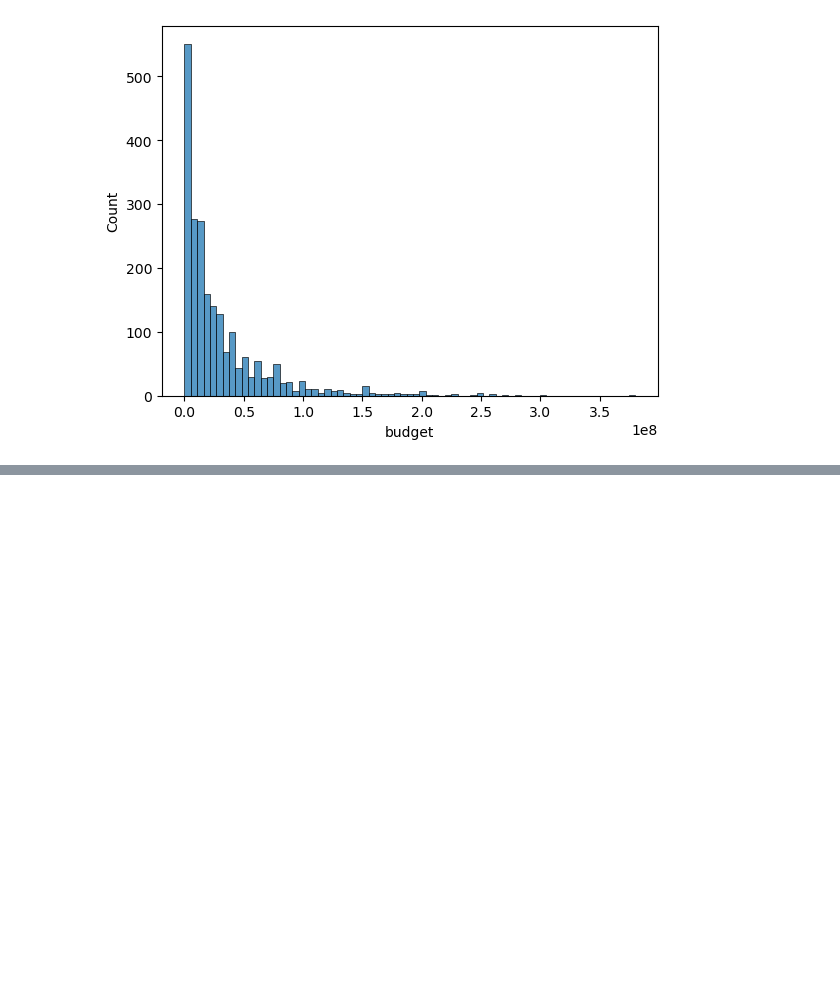
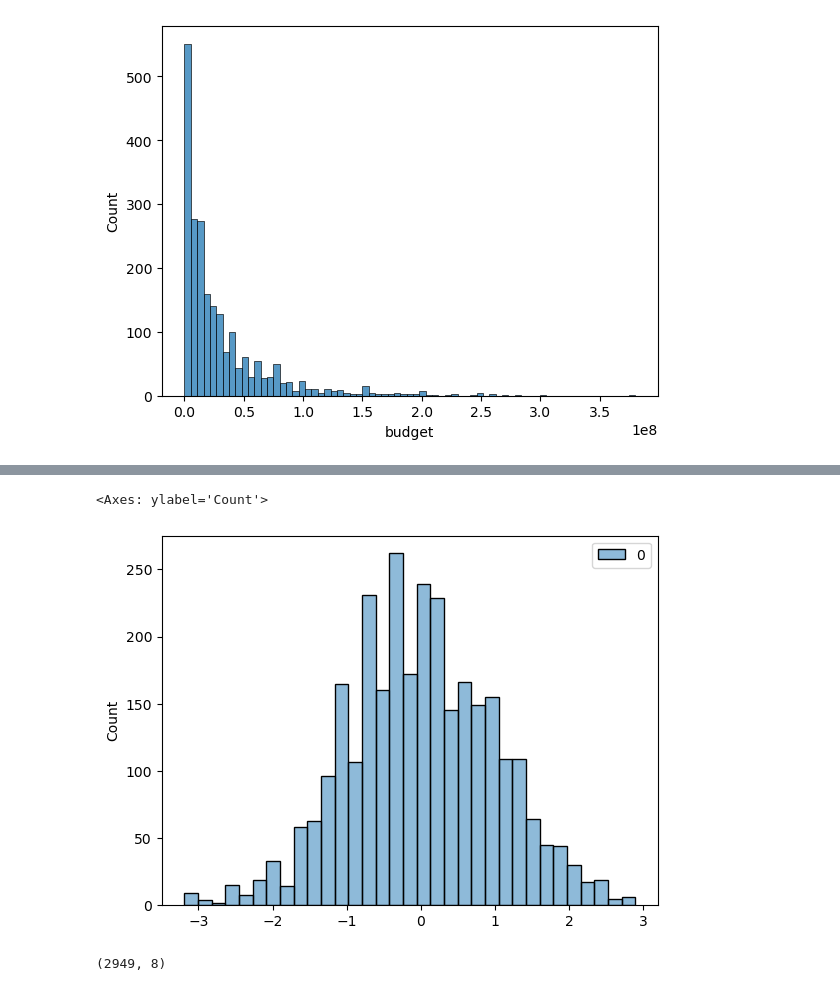
Before and after one commit to abdulvajid1/TMBD-MOVIE-REVENUE-PREDICTION, a Jupyter notebook: notebook.ipynb, the cells around one changed output, grey strips where cells are left out. Cells and saved outputs as stored; diff of their text form; code cells hidden in the pictures; blank space fills up the shorter version.

```diff
--- a/notebook.ipynb
+++ b/notebook.ipynb
@@ -329,0 +473,9 @@ final_df = final_df[['budget', 'popularity', 'runtime', 'standalone_movie',
+# %%
+sns.histplot(pt.fit_transform(final_df[['runtime']]))
+# %% [output]
+<Axes: ylabel='Count'>
+[figure, added]
+# %%
+final_df.shape
+# %% [output]
+(2949, 8)
```
Also changed, not shown: parts of 25 cells of this notebook.
